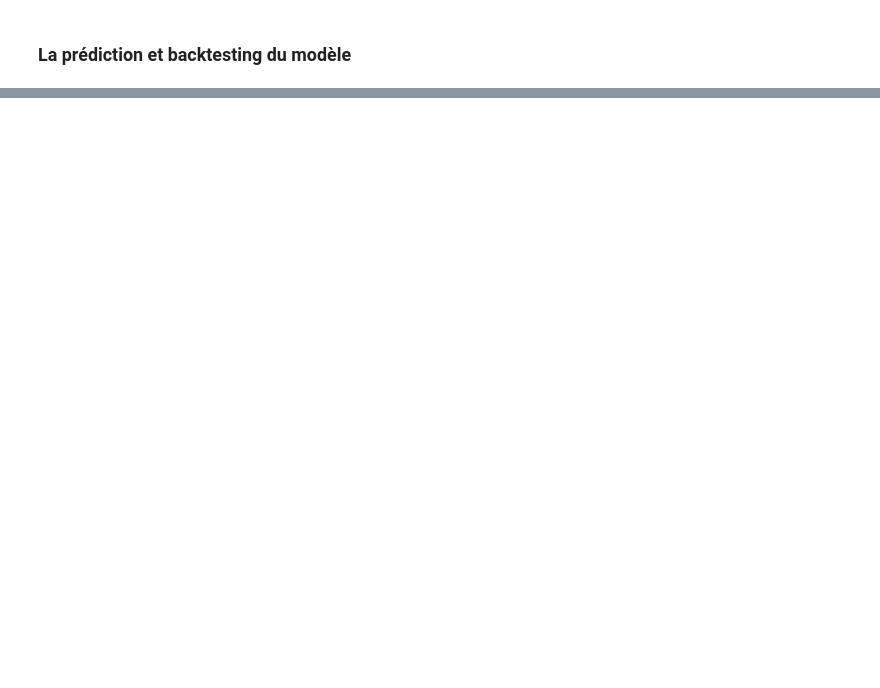
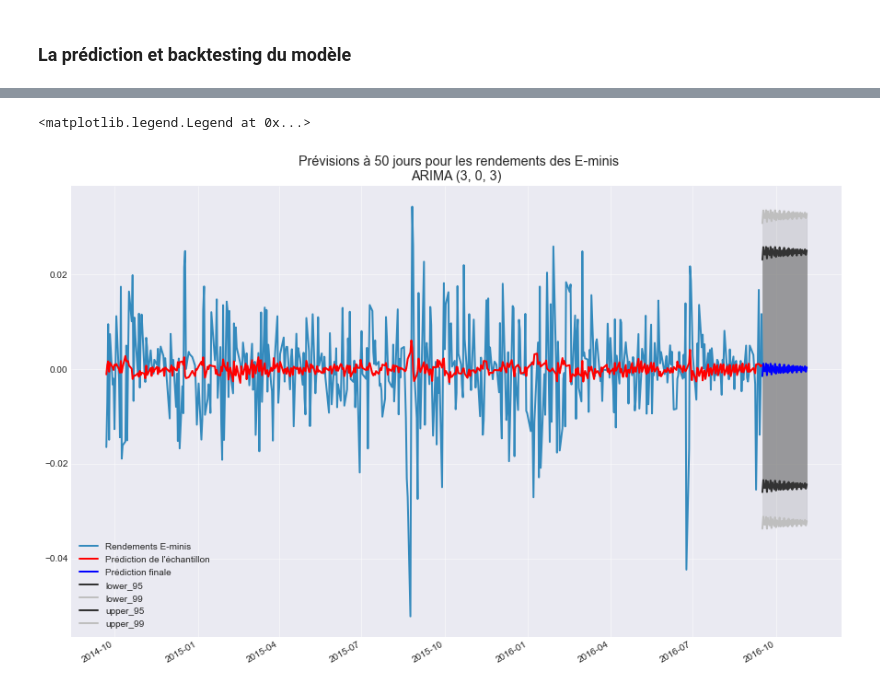
Before and after one commit to Lawisss/Helenos-Model, a Jupyter notebook: ARIMA.ipynb, the cells around one changed output, grey strips where cells are left out. Drawn from its saved outputs; the diff is of its cells as text; code cells hidden in the pictures; blank space fills up the shorter version.

Commit message:
Ajout ARIMA Filtered

```diff
--- a/ARIMA.ipynb
+++ b/ARIMA.ipynb
@@ -337,2 +314,15 @@ Le résidu ne semble pas normalement distribué.
 # %% [markdown]
 ### La prédiction et backtesting du modèle
+# %%
+# Création d'une prévision sur 50 jours des rendements ES avec une intervalle de confiance à 95% et 99%.
+
+n_steps = 50
+
+f, err95, ci95 = best_mdl.forecast(steps=n_steps) # Intervalle de confiance à 95%
+_, err99, ci99 = best_mdl.forecast(steps=n_steps, alpha=0.01) # Intervalle de confiance à 99%
+
+idx = pd.date_range(data.index[-1], periods=n_steps, freq='D')
+fc_95 = pd.DataFrame(np.column_stack([f, ci95]), index=idx, columns=['Prédiction finale', 'lower_95', 'upper_95'])
+fc_99 = pd.DataFrame(np.column_stack([ci99]), index=idx, columns=['lower_99', 'upper_99'])
+fc_all = fc_95.combine_first(fc_99)
+fc_all.head()
@@ -338,0 +336,25 @@ Le résidu ne semble pas normalement distribué.
+# %%
+# Prévisions à 50 jours pour les rendements ES
+
+plt.style.use('seaborn-darkgrid')
+fig = plt.figure(figsize=(15,10))
+ax = plt.gca()
+ts = lrets['ES=F'].iloc[-500:].copy()
+ts.plot(ax=ax, label='Rendements E-minis')
+
+# Prédiction de l'échantillon
+
+pred = best_mdl.predict(ts.index[0], ts.index[-1])
+pred.plot(ax=ax, style='r-', label='Prédiction de l\'échantillon')
+
+styles = ['b-', '0.2', '0.75', '0.2', '0.75']
+fc_all.plot(ax=ax, style=styles)
+
+plt.fill_between(fc_all.index, fc_all.lower_95, fc_all.upper_95, color='gray', alpha=0.7)
+plt.fill_between(fc_all.index, fc_all.lower_99, fc_all.upper_99, color='gray', alpha=0.2)
+
+plt.title(' Prévisions à {} jours pour les rendements des E-minis\nARIMA {}'.format(n_steps, best_order))
+plt.legend(loc='best', fontsize=10)
+# %% [output]
+<matplotlib.legend.Legend at 0x...>
+[figure, added]
```
Also changed, not shown: parts of 11 cells of this notebook, 2 other files.
